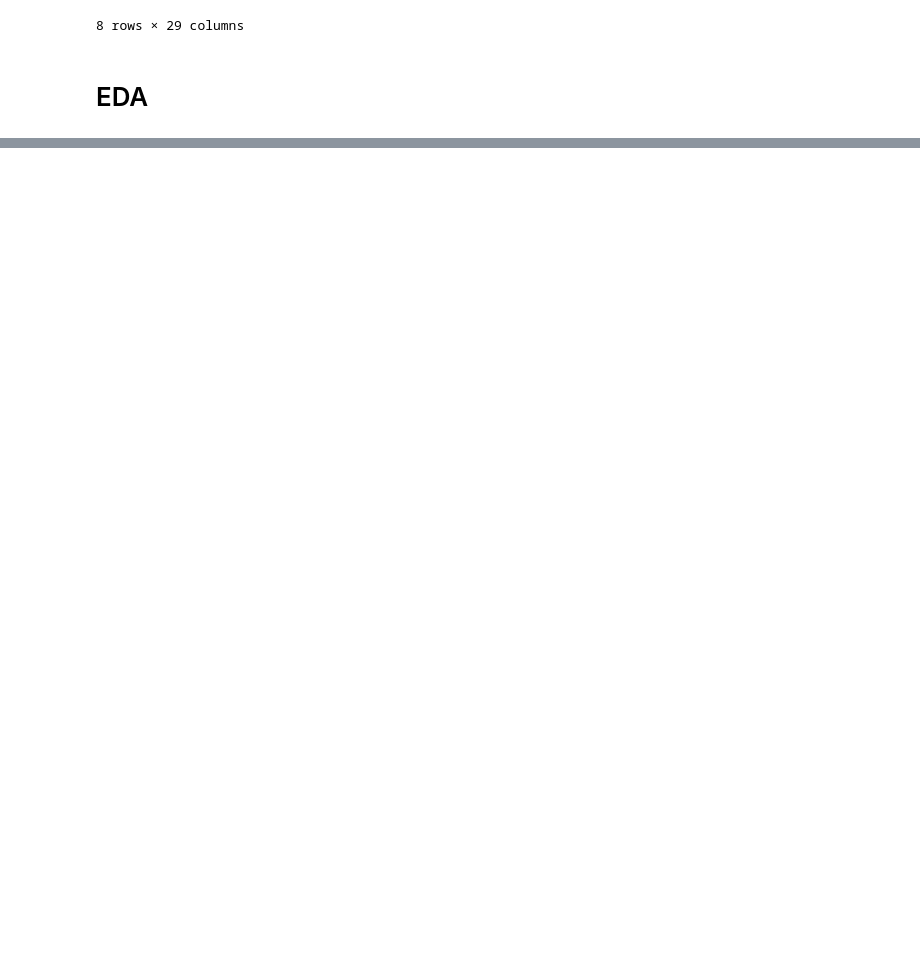
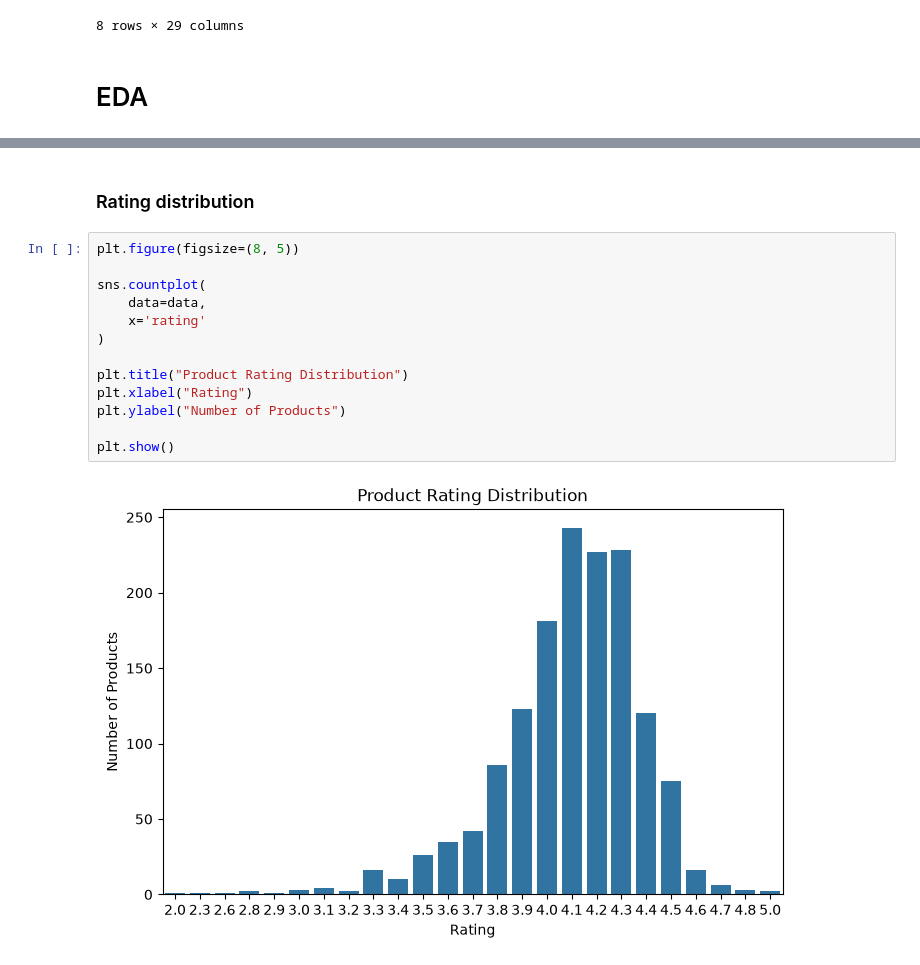
Before and after one commit to ayushranjan828/Amazon-Product-Sales-Analysis-Prediction-Forecasting, a Jupyter notebook: Notebook2.ipynb, the cells around one changed output, grey strips where cells are left out. Saved outputs shown, nothing was run; the diff lists cells and outputs as text; blank space fills up the shorter version.

```diff
--- a/Notebook2.ipynb
+++ b/Notebook2.ipynb
@@ -154,0 +212,17 @@ data.describe().round(3)
+# %% [markdown]
+### Rating distribution
+# %%
+plt.figure(figsize=(8, 5))
+
+sns.countplot(
+    data=data,
+    x='rating'
+)
+
+plt.title("Product Rating Distribution")
+plt.xlabel("Rating")
+plt.ylabel("Number of Products")
+
+plt.show()
+# %% [output]
+[figure, added]
```
Also changed, not shown: parts of 37 cells of this notebook.
